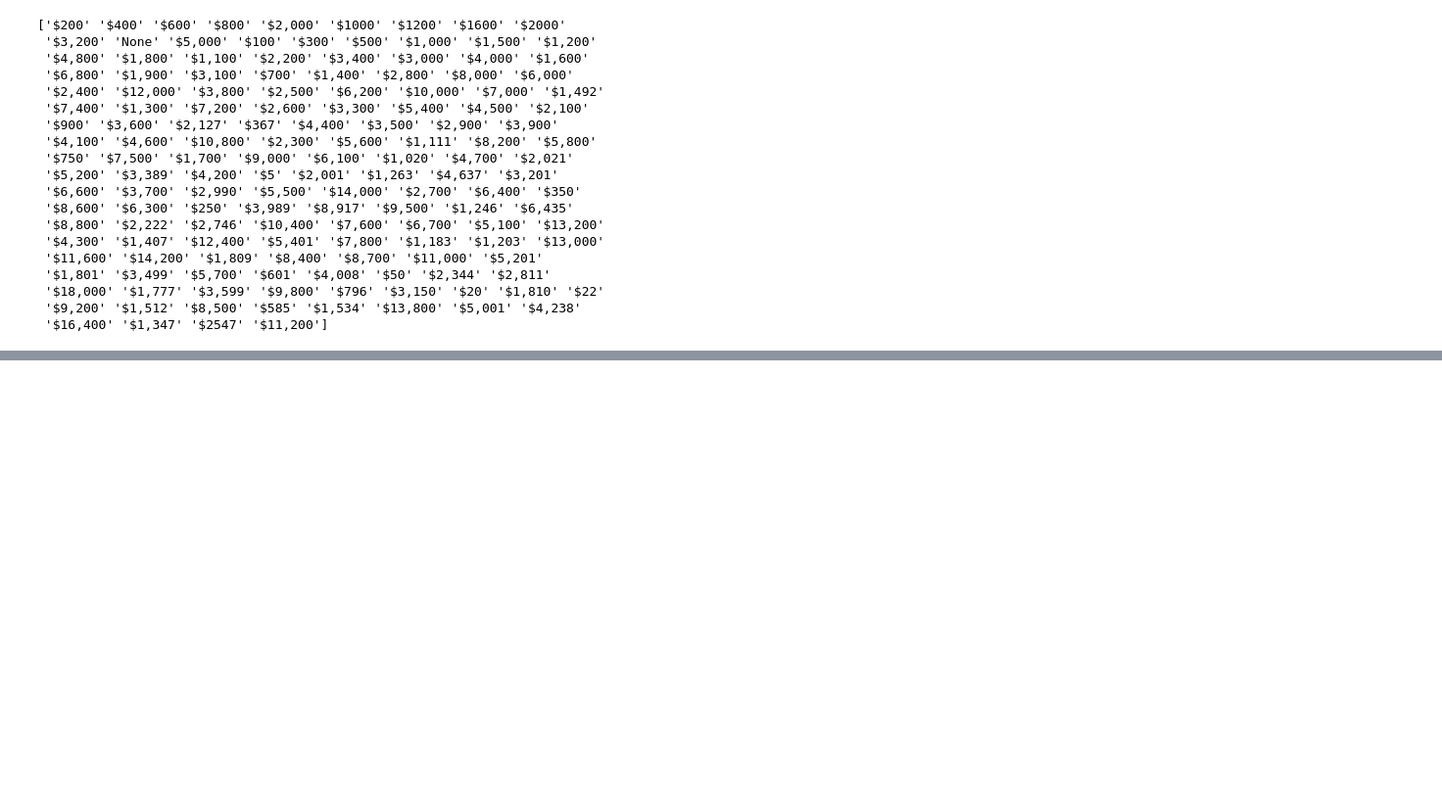
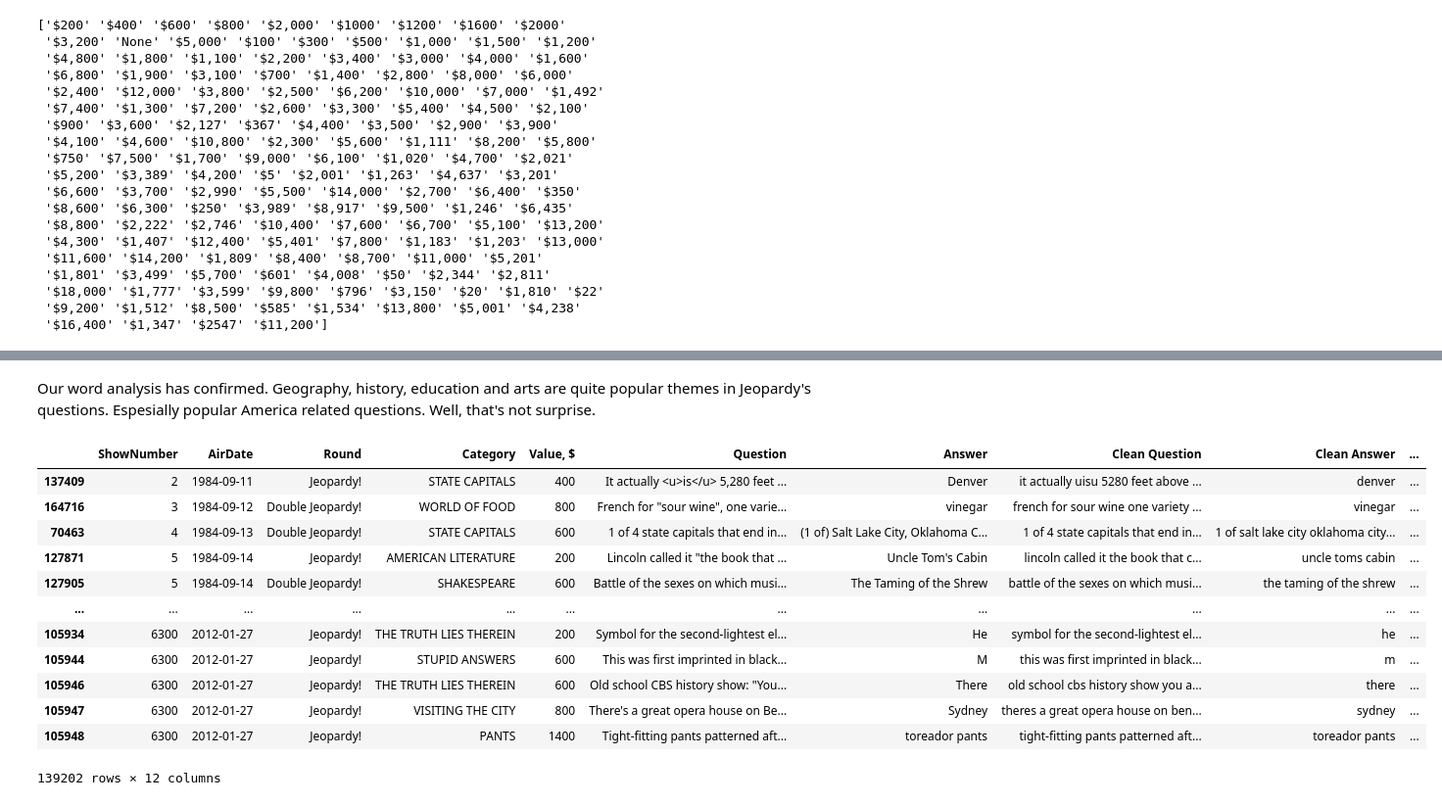
Before and after one commit to beatwad/jeopardy, a Jupyter notebook: Untitled.ipynb, the cells around one changed output, grey strips where cells are left out. Shown at 98% size. Saved outputs shown, nothing was run; the diff lists cells and outputs as text; code cells hidden in the pictures; blank space fills up the shorter version.

```diff
--- a/Untitled.ipynb
+++ b/Untitled.ipynb
@@ -86,0 +92,16 @@ memory usage: 7.4+ MB
+# %%
+import re
+
+# define function which brings letter case of string to lower and delete all punctuation symbols
+def normalize(value):
+    value = value.lower()
+    return re.sub('[^a-z0-9\s\-]', '', value)
+
+# apply function to Question column, assing result to new column Clean Question
+jeopardy['Clean Question'] = jeopardy['Question'].apply(normalize)
+
+# apply function to Answer column, assing result to new column Clean Answer
+jeopardy['Clean Answer'] = jeopardy['Answer'].astype(str).apply(normalize)
+
+# show first five rows of dataset
+jeopardy.head()
@@ -86,0 +193,9 @@ memory usage: 7.4+ MB
+# %%
+def high_value(value):
+    if value > 800:
+        return 1
+    else:
+        return 0
+
+jeopardy['High Value'] = jeopardy['Value, $'].apply(high_value)
+jeopardy.head()
@@ -86,0 +416,13 @@ memory usage: 7.4+ MB
+# %%
+pd.options.display.max_columns=1000
+
+# make a dataframe from dict and transpose in
+popular_terms_df = pd.DataFrame(popular_terms_chisq, index=['Total Frequency', 'High Value Freq', 'Low Value Freq', 'Chi-Square', 'P-value'])
+popular_terms_df = popular_terms_df.transpose()
+
+# function for rounding values in dataframe
+def round_value(value):
+    return round(value, 5)
+
+popular_terms_df['P-value'] = popular_terms_df['P-value'].apply(round_value)
+popular_terms_df
@@ -86,0 +492,18 @@ memory usage: 7.4+ MB
+# %% [markdown]
+Our word analysis has confirmed. Geography, history, education and arts are quite popular themes in Jeopardy's questions. Espesially popular America related questions. Well, that's not surprise.
+# %%
+jeopardy[jeopardy['Questions Overlap'] == 1]
+# %% [output]
+|  | ShowNumber | AirDate | Round | Category | Value, $ | Question | Answer | Clean Question | Clean Answer | ... |
+| 137409 | 2 | 1984-09-11 | Jeopardy! | STATE CAPITALS | 400 | It actually <u>is</u> 5,280 feet ... | Denver | it actually uisu 5280 feet above ... | denver | ... |
+| 164716 | 3 | 1984-09-12 | Double Jeopardy! | WORLD OF FOOD | 800 | French for "sour wine", one varie... | vinegar | french for sour wine one variety ... | vinegar | ... |
+| 70463 | 4 | 1984-09-13 | Double Jeopardy! | STATE CAPITALS | 600 | 1 of 4 state capitals that end in... | (1 of) Salt Lake City, Oklahoma C... | 1 of 4 state capitals that end in... | 1 of salt lake city oklahoma city... | ... |
+| 127871 | 5 | 1984-09-14 | Jeopardy! | AMERICAN LITERATURE | 200 | Lincoln called it "the book that ... | Uncle Tom's Cabin | lincoln called it the book that c... | uncle toms cabin | ... |
+| 127905 | 5 | 1984-09-14 | Double Jeopardy! | SHAKESPEARE | 600 | Battle of the sexes on which musi... | The Taming of the Shrew | battle of the sexes on which musi... | the taming of the shrew | ... |
+| ... | ... | ... | ... | ... | ... | ... | ... | ... | ... | ... |
+| 105934 | 6300 | 2012-01-27 | Jeopardy! | THE TRUTH LIES THEREIN | 200 | Symbol for the second-lightest el... | He | symbol for the second-lightest el... | he | ... |
+| 105944 | 6300 | 2012-01-27 | Jeopardy! | STUPID ANSWERS | 600 | This was first imprinted in black... | M | this was first imprinted in black... | m | ... |
+| 105946 | 6300 | 2012-01-27 | Jeopardy! | THE TRUTH LIES THEREIN | 600 | Old school CBS history show: "You... | There | old school cbs history show you a... | there | ... |
+| 105947 | 6300 | 2012-01-27 | Jeopardy! | VISITING THE CITY | 800 | There's a great opera house on Be... | Sydney | theres a great opera house on ben... | sydney | ... |
+| 105948 | 6300 | 2012-01-27 | Jeopardy! | PANTS | 1400 | Tight-fitting pants patterned aft... | toreador pants | tight-fitting pants patterned aft... | toreador pants | ... |
+139202 rows × 12 columns
```
Also changed, not shown: parts of 32 cells of this notebook.
